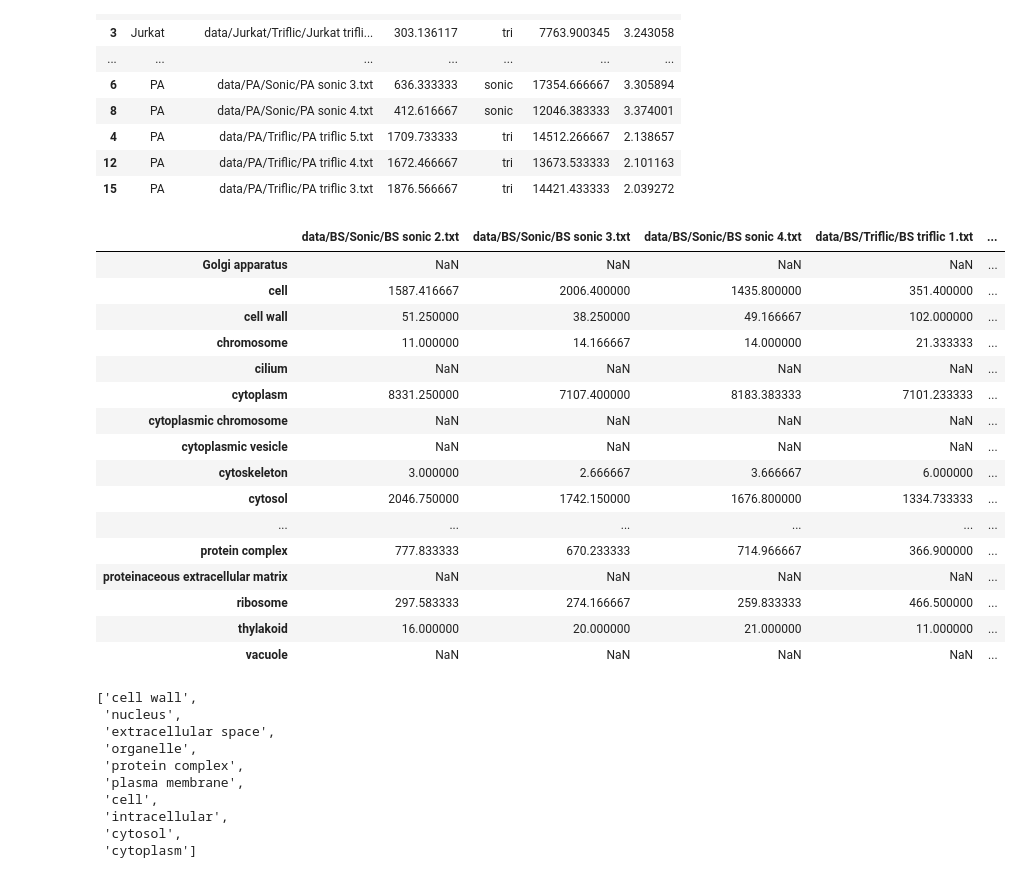
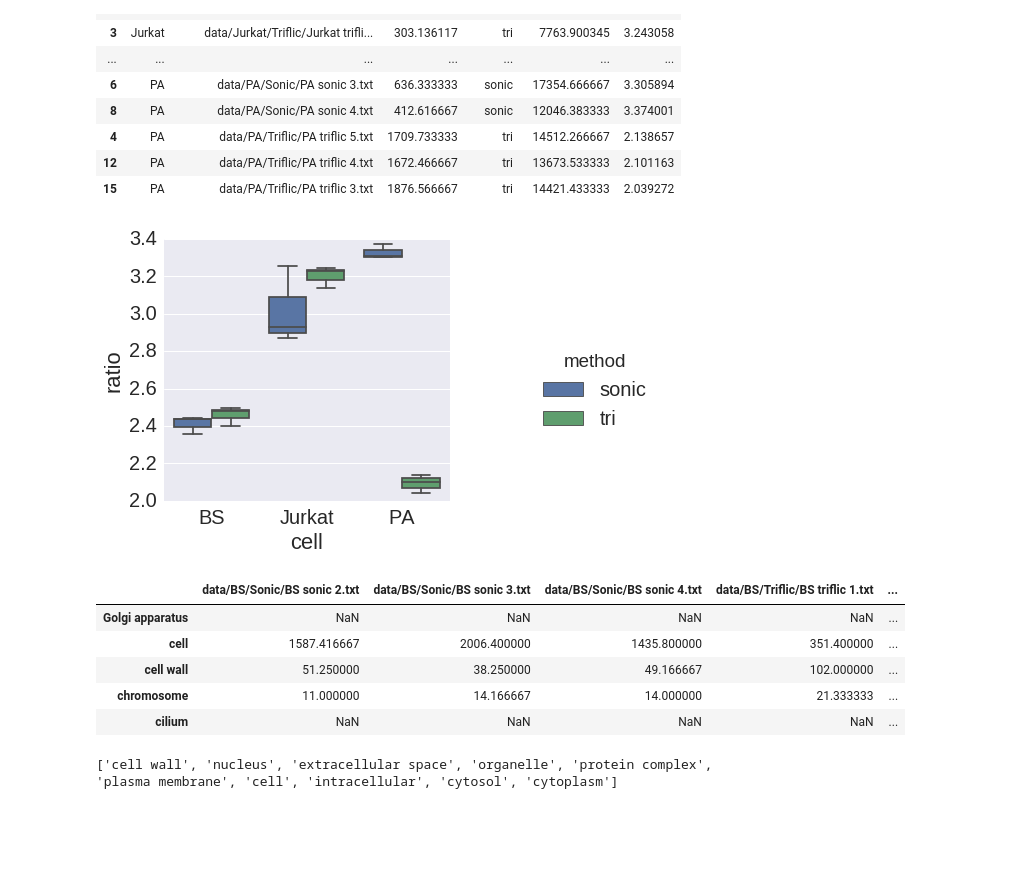
Before and after one commit to stuppie/triflic, a Jupyter notebook: analysis_Jurkat_PA_BF_1FP_GlcNAc/get_counts.ipynb, the cells around one changed output. Saved outputs shown, nothing was run; the diff lists cells and outputs as text; code cells hidden in the pictures; blank space fills up the shorter version.

```diff
--- a/analysis_Jurkat_PA_BF_1FP_GlcNAc/get_counts.ipynb
+++ b/analysis_Jurkat_PA_BF_1FP_GlcNAc/get_counts.ipynb
@@ -136,7 +136,7 @@ for file in tqdm(files):
     d,p = get_go_count(file)
     all_counts[file] = {goa[k].name:v for k,v in d.items()}
     membrane_count, not_membrane_count = get_membrane_count(d)
-    counts[file] = (membrane_count, not_membrane_count, np.log(not_membrane_count)-np.log(membrane_count))
+    counts[file] = (membrane_count, not_membrane_count, np.log(not_membrane_count/membrane_count))
     pd.DataFrame(p).T.to_csv(file + "_go_counts.csv")
 # %%
 df_out = pd.DataFrame({'files': list(counts.keys()),
@@ -167,42 +167,30 @@ df_out
 | 15 | PA | data/PA/Triflic/PA triflic 3.txt | 1876.566667 | tri | 14421.433333 | 2.039272 |
 # %%
 df_out.to_csv("df_out.csv")
+# %%
+import seaborn as sns
+sns.set(font_scale=2)
+g = sns.factorplot(x="cell", y="ratio", hue="method", data=df_out, kind="box")
+fig = matplotlib.pyplot.gcf()
+fig.set_size_inches(10, 6)
+# %% [output]
+[figure, added]
 # %%
 all_counts = pd.DataFrame(all_counts)
-all_counts
+all_counts.head()
 # %% [output]
 |  | data/BS/Sonic/BS sonic 2.txt | data/BS/Sonic/BS sonic 3.txt | data/BS/Sonic/BS sonic 4.txt | data/BS/Triflic/BS triflic 1.txt | ... |
 | Golgi apparatus | NaN | NaN | NaN | NaN | ... |
 | cell | 1587.416667 | 2006.400000 | 1435.800000 | 351.400000 | ... |
 | cell wall | 51.250000 | 38.250000 | 49.166667 | 102.000000 | ... |
 | chromosome | 11.000000 | 14.166667 | 14.000000 | 21.333333 | ... |
 | cilium | NaN | NaN | NaN | NaN | ... |
-| cytoplasm | 8331.250000 | 7107.400000 | 8183.383333 | 7101.233333 | ... |
-| cytoplasmic chromosome | NaN | NaN | NaN | NaN | ... |
-| cytoplasmic vesicle | NaN | NaN | NaN | NaN | ... |
-| cytoskeleton | 3.000000 | 2.666667 | 3.666667 | 6.000000 | ... |
-| cytosol | 2046.750000 | 1742.150000 | 1676.800000 | 1334.733333 | ... |
-| ... | ... | ... | ... | ... | ... |
-| protein complex | 777.833333 | 670.233333 | 714.966667 | 366.900000 | ... |
-| proteinaceous extracellular matrix | NaN | NaN | NaN | NaN | ... |
-| ribosome | 297.583333 | 274.166667 | 259.833333 | 466.500000 | ... |
-| thylakoid | 16.000000 | 20.000000 | 21.000000 | 11.000000 | ... |
-| vacuole | NaN | NaN | NaN | NaN | ... |
 # %%
 show = ['cell wall'] + list(all_counts.sum(axis=1).sort_values()[-9:].index)
 all_counts2 = all_counts[all_counts.index.isin(show)].T
 other = all_counts[~all_counts.index.isin(show)].sum()
 all_counts2['other'] = other
-# %%
-show
-# %% [output]
-['cell wall',
- 'nucleus',
- 'extracellular space',
- 'organelle',
- 'protein complex',
- 'plasma membrane',
- 'cell',
- 'intracellular',
- 'cytosol',
- 'cytoplasm']
+# %%
+print(show)
+# %% [output]
+['cell wall', 'nucleus', 'extracellular space', 'organelle', 'protein complex', 'plasma membrane', 'cell', 'intracellular', 'cytosol', 'cytoplasm']
```
Also changed, not shown: parts of 3 cells of this notebook, 1 other file.
